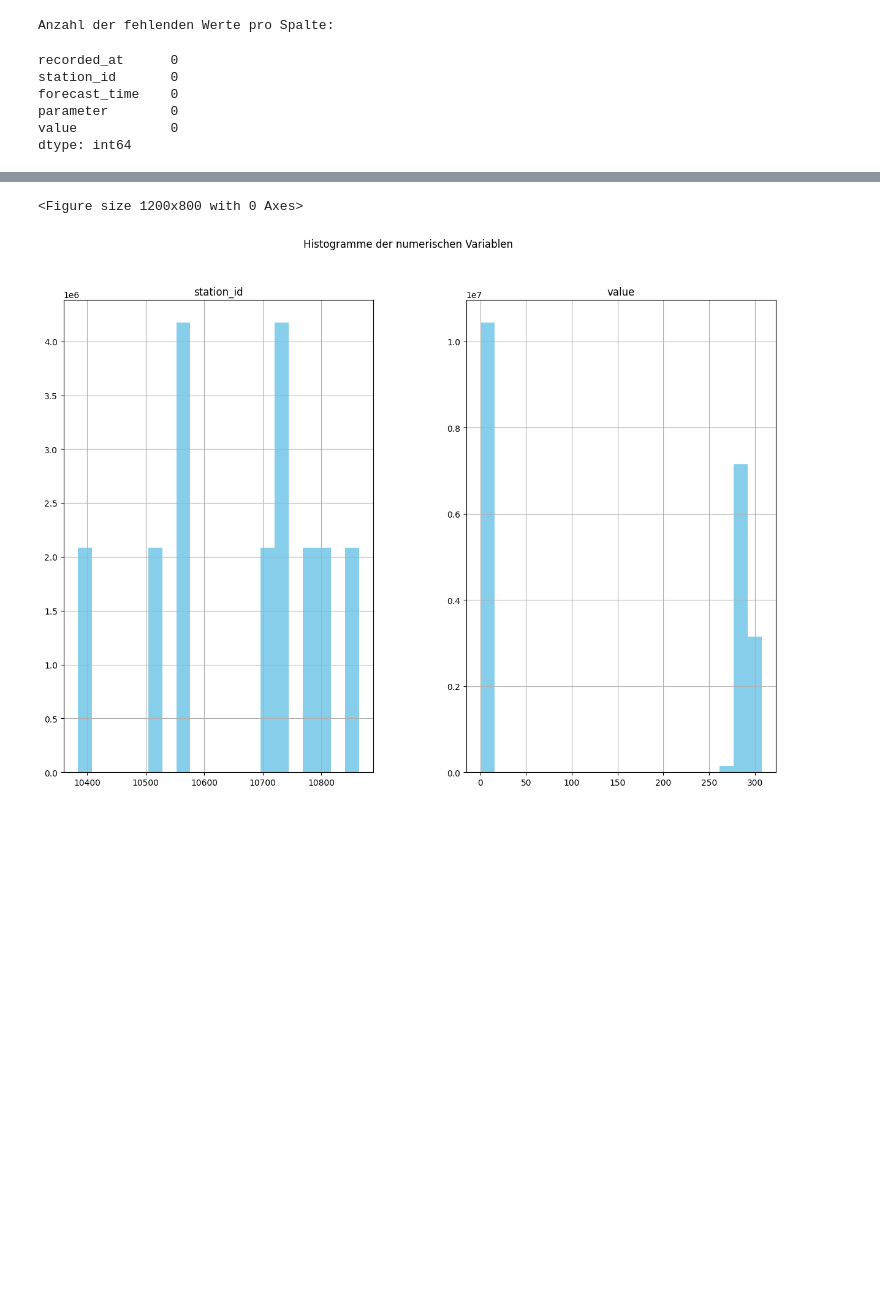
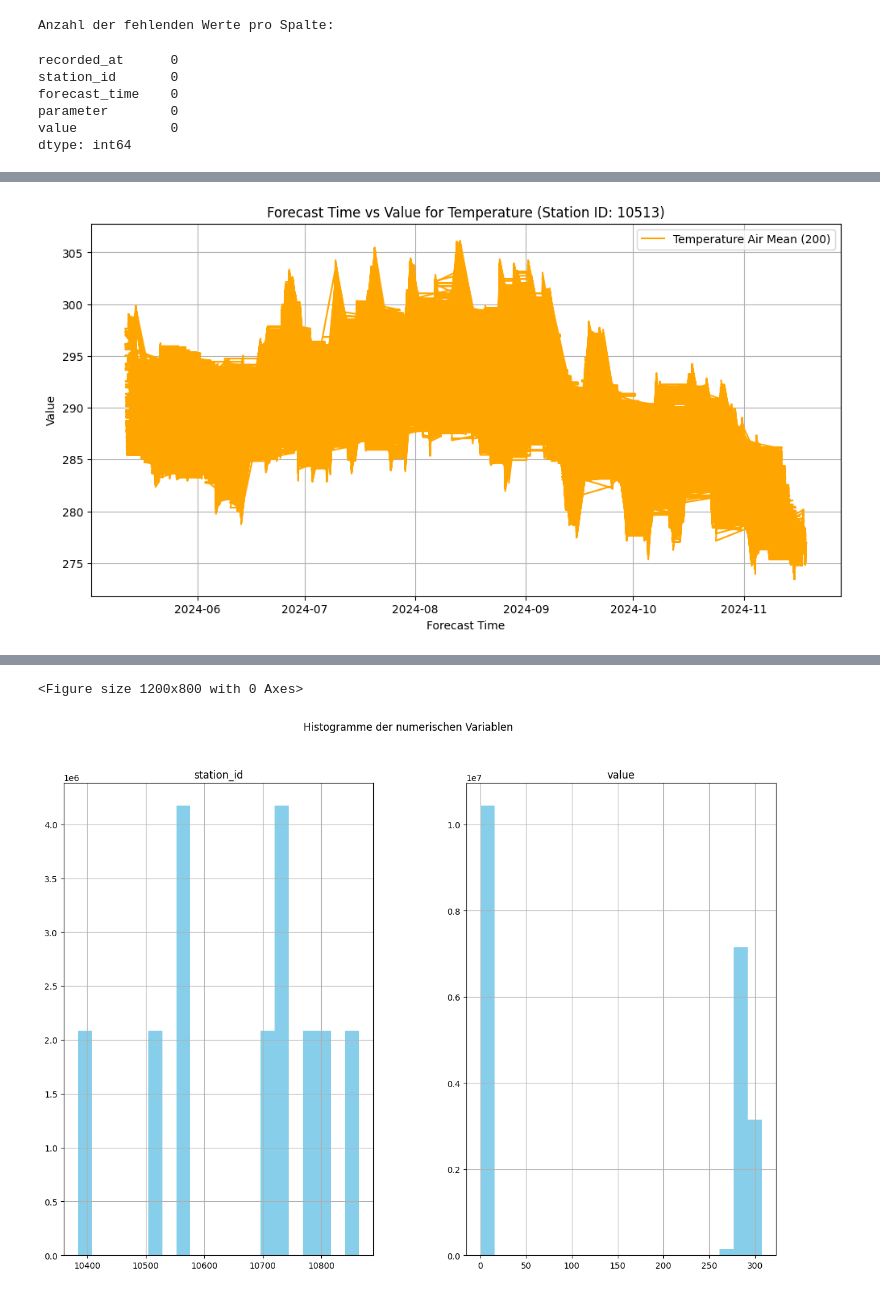
Before and after one commit to Fohlen/weather_experiment, a Jupyter notebook: data_analysis.ipynb, the cells around one changed output, grey strips where cells are left out. Drawn from its saved outputs; the diff is of its cells as text; code cells hidden in the pictures; blank space fills up the shorter version.

```diff
--- a/data_analysis.ipynb
+++ b/data_analysis.ipynb
@@ -79,0 +197,12 @@ dtype: int64
+# %%
+# Plot for 'temperature_air_mean_200'
+plt.figure(figsize=(12, 6))
+plt.plot(parameter2_data['forecast_time'], parameter2_data['value'], color='orange', label='Temperature Air Mean (200)')
+plt.title(f'Forecast Time vs Value for Temperature (Station ID: {station_id})')
+plt.xlabel('Forecast Time')
+plt.ylabel('Value')
+plt.legend()
+plt.grid()
+plt.show()
+# %% [output]
+[figure, added]
```
Also changed, not shown: parts of 56 cells of this notebook.
